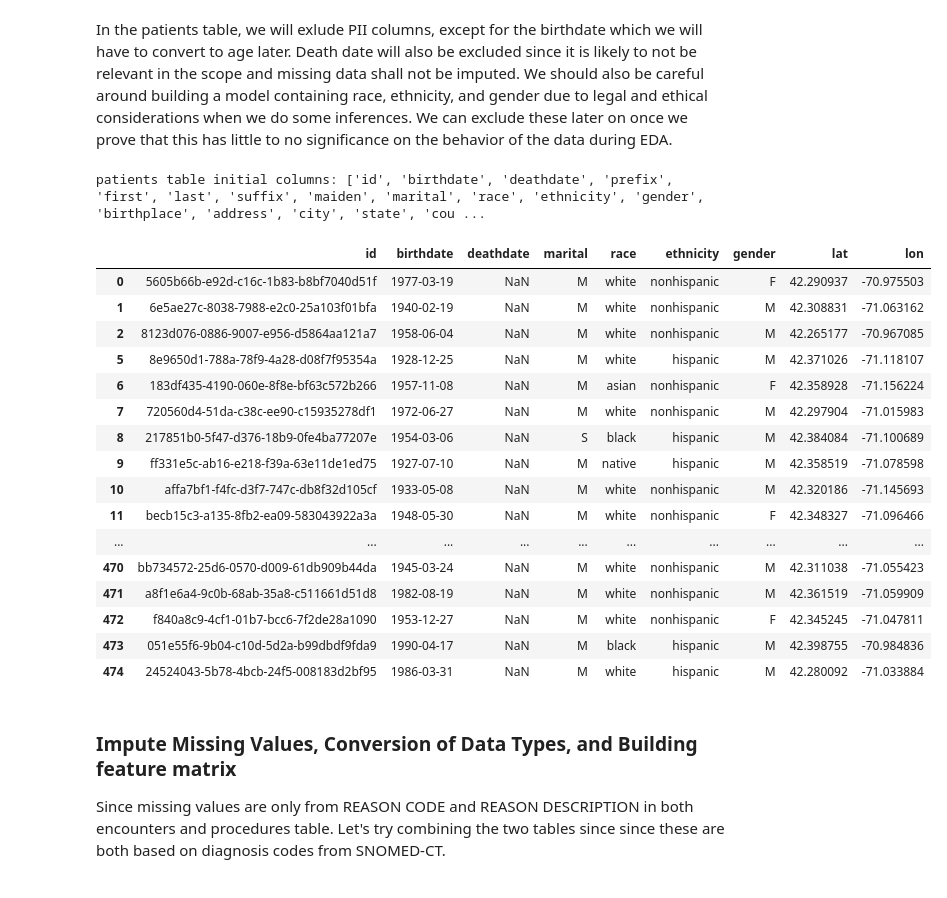
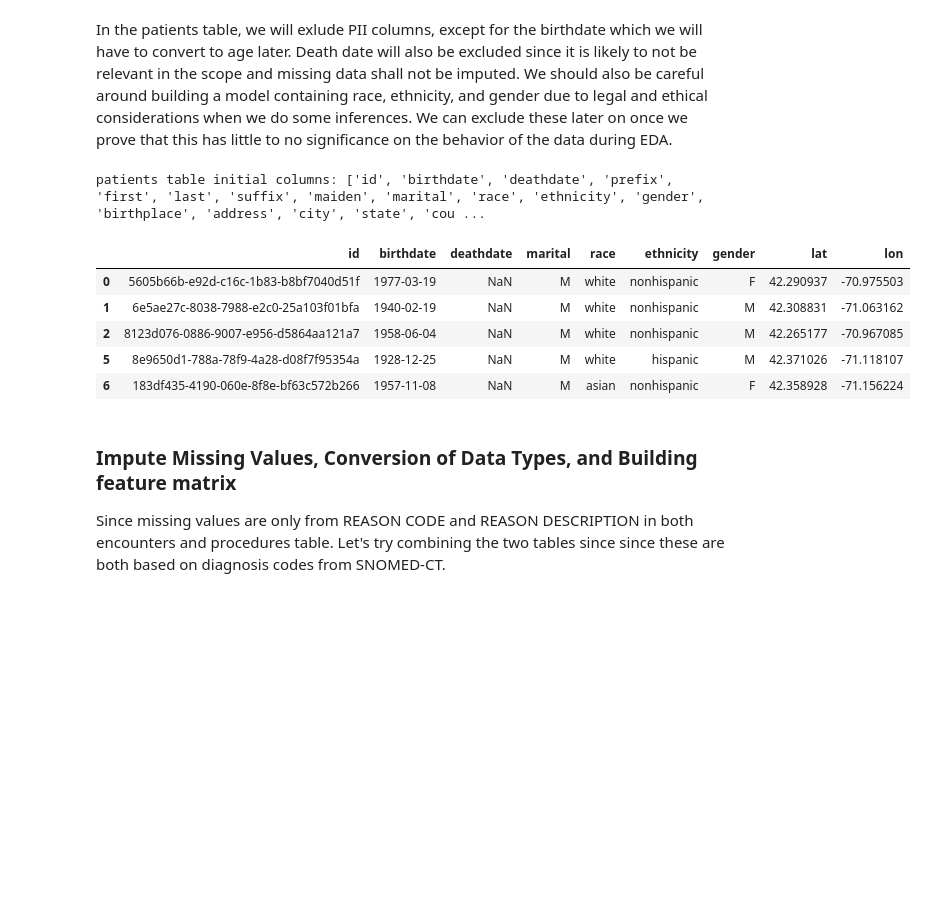
Before and after one commit to rntco/mgh, a Jupyter notebook: mgh_medical_encounters.ipynb, the cells around one changed output. Saved outputs shown, nothing was run; the diff lists cells and outputs as text; code cells hidden in the pictures; blank space fills up the shorter version.

Commit message:
fix view of missing data
fix view of missing data in patients table

```diff
--- a/mgh_medical_encounters.ipynb
+++ b/mgh_medical_encounters.ipynb
@@ -114,28 +114,17 @@ In the patients table, we will exlude PII columns, except for the birthdate whic
 # %%
 print('patients table initial columns:', patients.columns.values.tolist())
 # Exclude marital too? Currently no support for divorce (D) or widowing (W)
 patients_exclude_columns = ['prefix', 'first', 'last', 'suffix', 'maiden', 'birthplace', 'address', 'city', 'state', 'county', 'zip']
 patients = patients.drop(columns=patients_exclude_columns)
-check_missing_data(patients)
+check_missing_data(patients).head()
 # %% [output]
 patients table initial columns: ['id', 'birthdate', 'deathdate', 'prefix', 'first', 'last', 'suffix', 'maiden', 'marital', 'race', 'ethnicity', 'gender', 'birthplace', 'address', 'city', 'state', 'cou ...
 |  | id | birthdate | deathdate | marital | race | ethnicity | gender | lat | lon |
 | 0 | 5605b66b-e92d-c16c-1b83-b8bf7040d51f | 1977-03-19 | NaN | M | white | nonhispanic | F | 42.290937 | -70.975503 |
 | 1 | 6e5ae27c-8038-7988-e2c0-25a103f01bfa | 1940-02-19 | NaN | M | white | nonhispanic | M | 42.308831 | -71.063162 |
 | 2 | 8123d076-0886-9007-e956-d5864aa121a7 | 1958-06-04 | NaN | M | white | nonhispanic | M | 42.265177 | -70.967085 |
 | 5 | 8e9650d1-788a-78f9-4a28-d08f7f95354a | 1928-12-25 | NaN | M | white | hispanic | M | 42.371026 | -71.118107 |
 | 6 | 183df435-4190-060e-8f8e-bf63c572b266 | 1957-11-08 | NaN | M | asian | nonhispanic | F | 42.358928 | -71.156224 |
-| 7 | 720560d4-51da-c38c-ee90-c15935278df1 | 1972-06-27 | NaN | M | white | nonhispanic | M | 42.297904 | -71.015983 |
-| 8 | 217851b0-5f47-d376-18b9-0fe4ba77207e | 1954-03-06 | NaN | S | black | hispanic | M | 42.384084 | -71.100689 |
-| 9 | ff331e5c-ab16-e218-f39a-63e11de1ed75 | 1927-07-10 | NaN | M | native | hispanic | M | 42.358519 | -71.078598 |
-| 10 | affa7bf1-f4fc-d3f7-747c-db8f32d105cf | 1933-05-08 | NaN | M | white | nonhispanic | M | 42.320186 | -71.145693 |
-| 11 | becb15c3-a135-8fb2-ea09-583043922a3a | 1948-05-30 | NaN | M | white | nonhispanic | F | 42.348327 | -71.096466 |
-| ... | ... | ... | ... | ... | ... | ... | ... | ... | ... |
-| 470 | bb734572-25d6-0570-d009-61db909b44da | 1945-03-24 | NaN | M | white | nonhispanic | M | 42.311038 | -71.055423 |
-| 471 | a8f1e6a4-9c0b-68ab-35a8-c511661d51d8 | 1982-08-19 | NaN | M | white | nonhispanic | M | 42.361519 | -71.059909 |
-| 472 | f840a8c9-4cf1-01b7-bcc6-7f2de28a1090 | 1953-12-27 | NaN | M | white | nonhispanic | F | 42.345245 | -71.047811 |
-| 473 | 051e55f6-9b04-c10d-5d2a-b99dbdf9fda9 | 1990-04-17 | NaN | M | black | hispanic | M | 42.398755 | -70.984836 |
-| 474 | 24524043-5b78-4bcb-24f5-008183d2bf95 | 1986-03-31 | NaN | M | white | hispanic | M | 42.280092 | -71.033884 |
 # %% [markdown]
 ### Impute Missing Values, Conversion of Data Types, and Building feature matrix
 Since missing values are only from REASON CODE and REASON DESCRIPTION in both encounters and procedures table. Let's try combining the two tables since since these are both based on diagnosis codes from SNOMED-CT.
```
